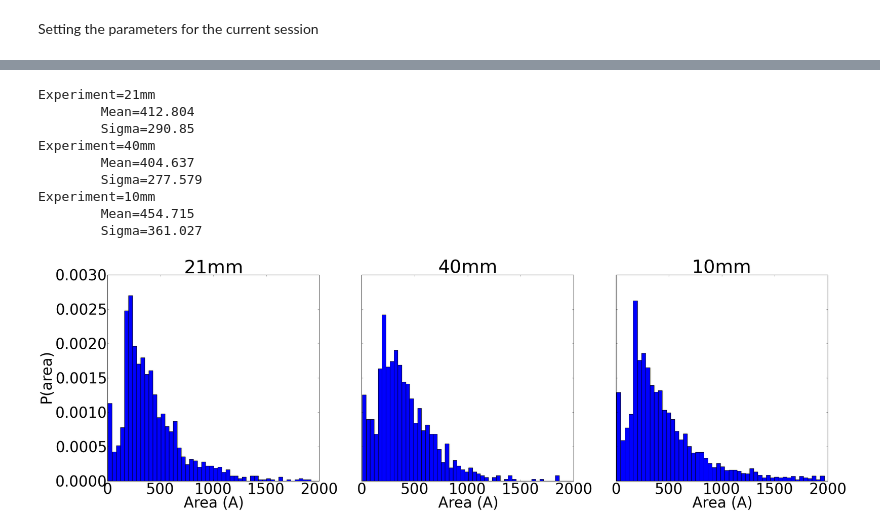
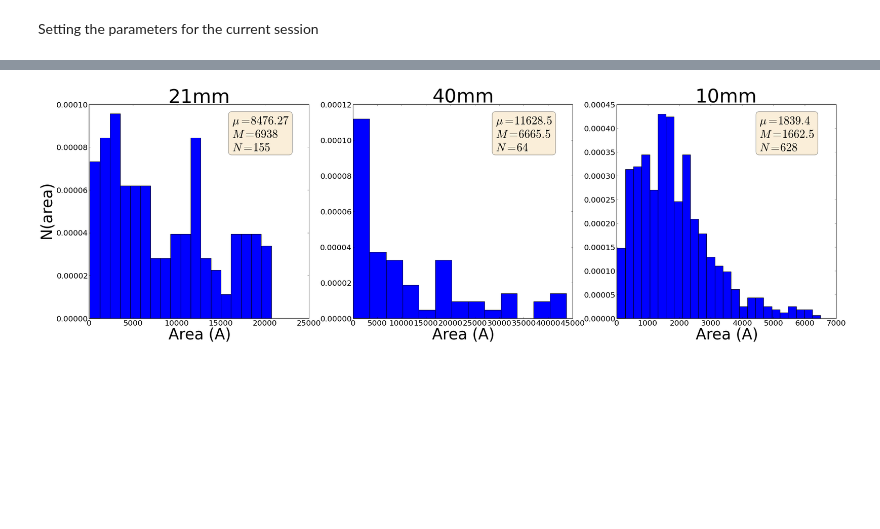
Before and after one commit to jorgehog/notebookCollection, a Jupyter notebook: FlourExperiment.ipynb, the cells around one changed output, grey strips where cells are left out. Drawn from its saved outputs; the diff is of its cells as text; code cells hidden in the pictures; blank space fills up the shorter version.

```diff
--- a/FlourExperiment.ipynb
+++ b/FlourExperiment.ipynb
@@ -128,17 +123,0 @@ Processing the 40mm image
-# %%
-experiment = "40mm"
-exImages = images[experiment]
-
-denoised = rank.gradient(exImages[-1], disk(6))
-denoised = dilation(denoised, square(6))
-markers = rank.gradient(denoised, disk(5)) < 10
-markers = ndimage.label(markers)[0]
-
-#local gradient
-denoised = dilation(denoised, square(6))
-denoised = erosion(denoised, square(10))
-gradient = rank.gradient(denoised, disk(2))
-
-images[experiment + "denoised"] = denoised
-images[experiment + "markers"] = markers
-images[experiment + "gradient"] = gradient
@@ -170,52 +173,45 @@ NameError: name 'shuffeledLW' is not defined
 # %%
-fig, axes = subplots(1, 3, sharey=True, figsize=(35,10))
+fig, axes = subplots(1, 3, figsize=(35,10))
 
-axes[0].set_ylabel("P(area)", size=40)
+axes[0].set_ylabel("N(area)", size=40)
 
-for tick in axes[0].yaxis.get_major_ticks():
-        tick.label.set_fontsize(40)
+cuts = {'10mm' : 7000,
+        '21mm' : 22500,
+        '40mm' : 50000}
+
+bins = {'10mm' : 25,
+        '21mm' : 18,
+        '40mm' : 13}
 
 for experiment, ax in zip(subExperiments.keys(), axes):
 
-    labelled = label(images[experiment + "labels"], neighbors=8)
-
-    props = regionprops(labelled, ['Area'])
+    props = regionprops(images[experiment + "labels"], ['Area'])
     area = array([p["Area"] for p in props])
 
-    area = area[where(area > 5)]
-    area = area[where(area < 2000)]
+    area = area[where(area < cuts[experiment])]
 
     mean = area.mean()
-    std = area.std()
+    med = median(area)
+    N = len(area)
 
-    print "Experiment=%s\n\tMean=%g\n\tSigma=%g" % (experiment, mean, std)
-
-    n, bins, patches = ax.hist(area, 50, normed=True)
+    _ = ax.hist(area, bins[experiment], normed=True)
     hold("on")
 
     xMax = ax.get_xlim()[1]
     yMax = ax.get_ylim()[1]
 
-    #ax.text(0.75*xMax, 0.75*yMax, "\nu = %g\n\sigma=%g" % (mean, std))
+    textstr =  "$\mu = %g$\n$M=%g$\n$N=%d$" % (mean, med, N)
+    props = dict(boxstyle='round', facecolor='wheat', alpha=0.5)
+
+    size = 0.3
+    ax.text(0.95 - size, 0.95, textstr, transform=ax.transAxes, fontsize=30,
+        verticalalignment='top', bbox=props)
+
     ax.set_xlabel("Area (A)", size=40)
     ax.set_title(experiment, size=50)
 
-    for tick in ax.xaxis.get_major_ticks():
-            tick.label.set_fontsize(40)
 
-
-
-
-fig.canvas.draw()
+    draw()
 show()
 # %% [output]
-Experiment=21mm
-        Mean=412.804
-        Sigma=290.85
-Experiment=40mm
-        Mean=404.637
-        Sigma=277.579
-Experiment=10mm
-        Mean=454.715
-        Sigma=361.027
-[figure, old version]
+[figure, new version]
```
Also changed, not shown: parts of 10 cells of this notebook.
